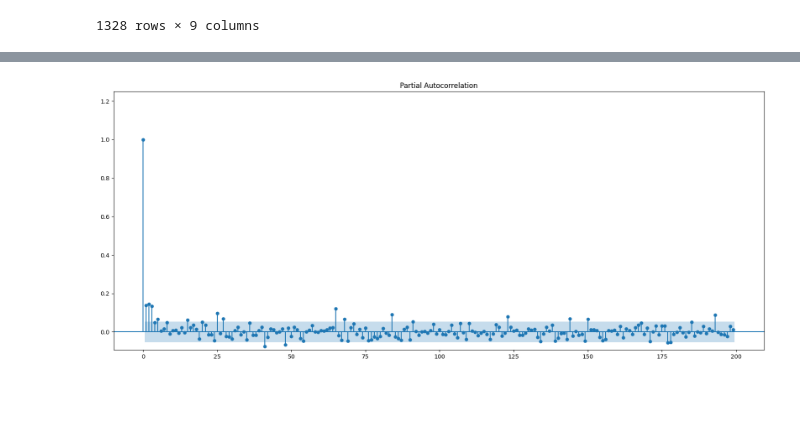
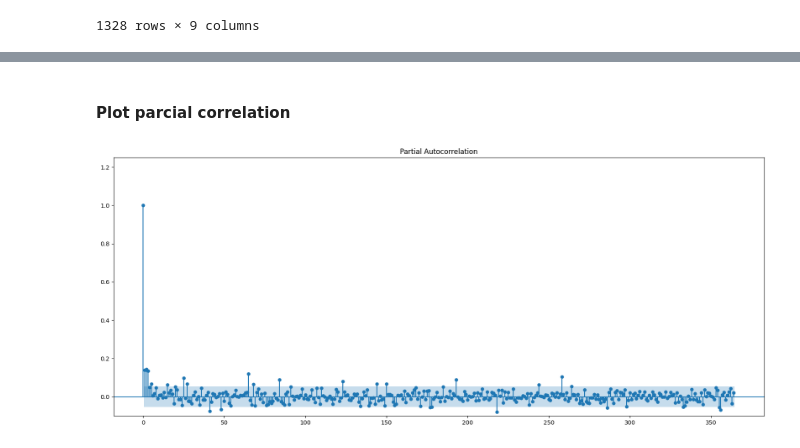
Before and after one commit to p4treina/trade_volume_prediction, a Jupyter notebook: notebooks/EDA.ipynb, the cells around one changed output, grey strips where cells are left out. Saved outputs shown, nothing was run; the diff lists cells and outputs as text; code cells hidden in the pictures; blank space fills up the shorter version.

```diff
--- a/notebooks/EDA.ipynb
+++ b/notebooks/EDA.ipynb
@@ -97,9 +185,11 @@ plt_pacf = plot_acf(all_data['volume_gm'],
+# %% [markdown]
+#### Plot parcial correlation
 # %%
 fig, ax = plt.subplots(figsize=(20, 8))
 plt_pacf = plot_pacf(all_data['volume_gm'],
                      ax = ax,
-                     lags = np.arange(200),
+                     lags = np.arange(365),
                      auto_ylims = True,
                      method='ywm')
 # %% [output]
-[figure, old version]
+[figure, new version]
```
Also changed, not shown: parts of 22 cells of this notebook, 2 other files.
